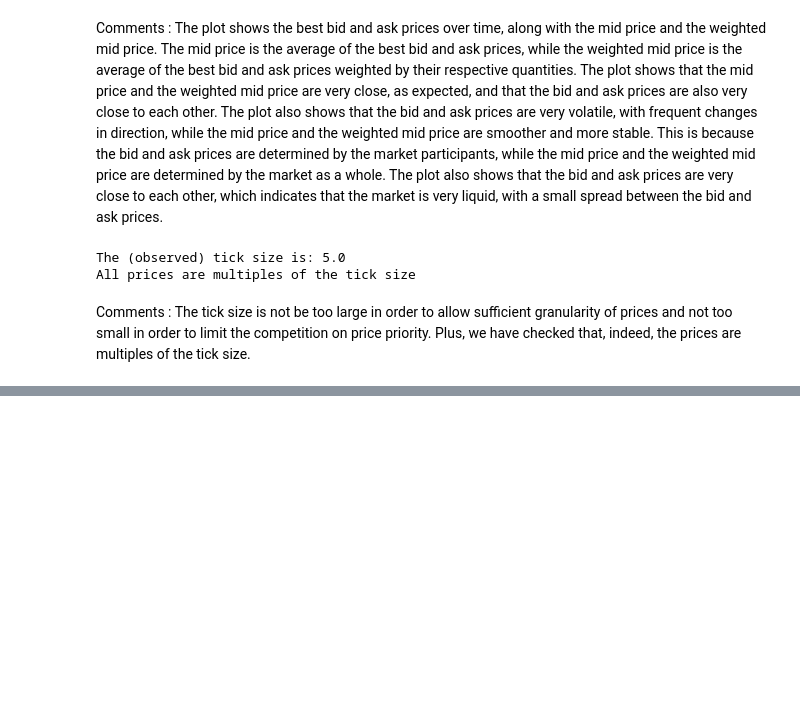
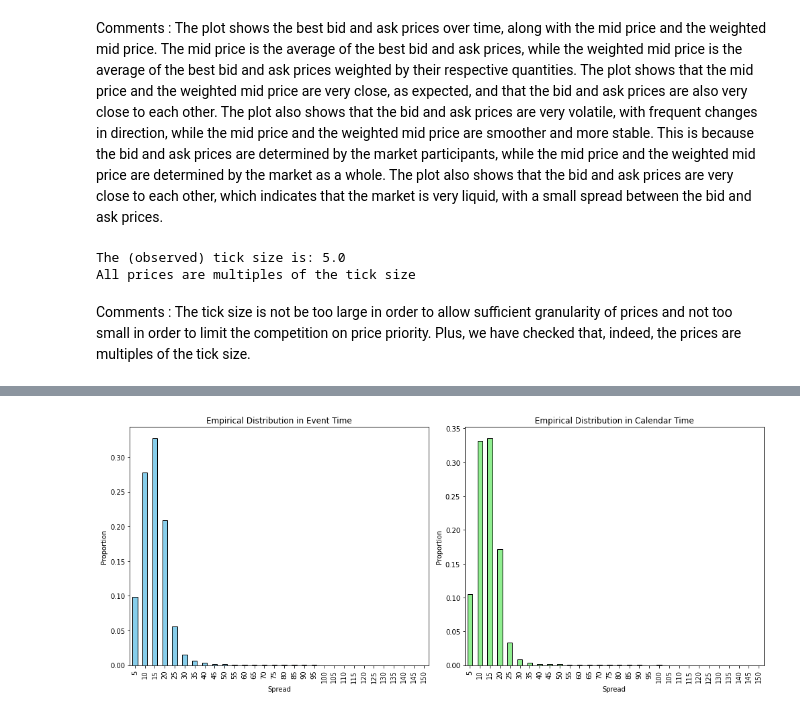
Before and after one commit to ethantrentin/High-Frequency-Data-Limit-Order-Books, a Jupyter notebook: DHF-LAB1-BOISTARD-ROCHE-TRENTIN.ipynb, the cells around one changed output, grey strips where cells are left out. Saved outputs shown, nothing was run; the diff lists cells and outputs as text; code cells hidden in the pictures; blank space fills up the shorter version.

```diff
--- a/DHF-LAB1-BOISTARD-ROCHE-TRENTIN.ipynb
+++ b/DHF-LAB1-BOISTARD-ROCHE-TRENTIN.ipynb
@@ -227,0 +228,41 @@ plt.show()
+# %%
+# Question 4
+
+filename_df['spread'] = filename_df['ap0'] - filename_df['bp0']
+
+# Create a DataFrame
+df = pd.DataFrame(filename_df)
+
+# Compute the empirical distribution in event time
+event_time_distribution = df['spread'].value_counts(normalize=True).sort_index()
+
+# Compute the empirical distribution in calendar time
+# Calculate the time intervals
+df['interval'] = df['ets'].diff().dt.total_seconds()
+df['interval'] = numpy.where(df['interval'] < 30000, df['interval'], numpy.nan)
+
+# Sum of weights
+total_weight = df['interval'].sum()
+
+# Calculate the weighted distribution
+calendar_time_distribution = (df.groupby('spread')['interval'].sum() / total_weight).sort_index()
+
+# Display the results
+fig, ax = plt.subplots(1, 2, figsize=(14, 6))
+
+# Event Time Distribution Plot
+event_time_distribution.plot(kind='bar', ax=ax[0], color='skyblue', edgecolor='black')
+ax[0].set_title('Empirical Distribution in Event Time')
+ax[0].set_xlabel('Spread')
+ax[0].set_ylabel('Proportion')
+
+# Calendar Time Distribution Plot
+calendar_time_distribution.plot(kind='bar', ax=ax[1], color='lightgreen', edgecolor='black')
+ax[1].set_title('Empirical Distribution in Calendar Time')
+ax[1].set_xlabel('Spread')
+ax[1].set_ylabel('Proportion')
+
+plt.tight_layout()
+plt.show()
+# %% [output]
+[figure, added]
```
Also changed, not shown: parts of 4 cells of this notebook.
